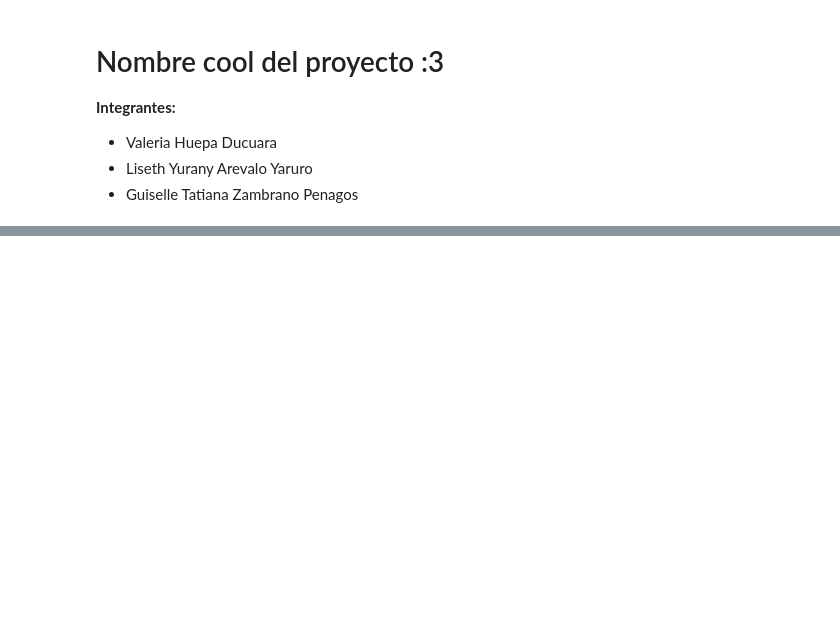
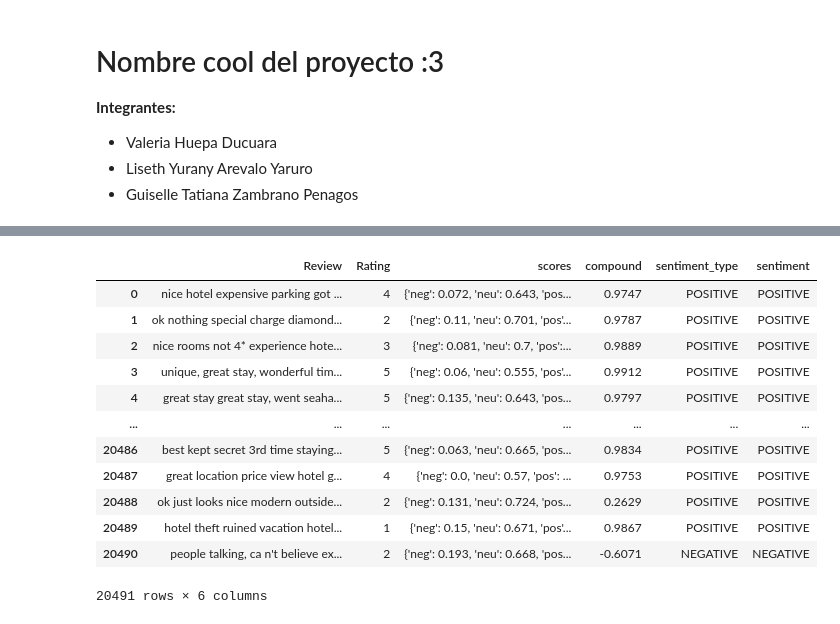
Before and after one commit to UN-things/IS-project, a Jupyter notebook: code.ipynb, the cells around one changed output, grey strips where cells are left out. Drawn from its saved outputs; the diff is of its cells as text; code cells hidden in the pictures; blank space fills up the shorter version.

```diff
--- a/code.ipynb
+++ b/code.ipynb
@@ -339,0 +111,16 @@ The is_first_col function was deprecated in Matplotlib 3.4 and will be removed t
+# %%
+df
+# %% [output]
+|  | Review | Rating | scores | compound | sentiment_type | sentiment |
+| 0 | nice hotel expensive parking got ... | 4 | {'neg': 0.072, 'neu': 0.643, 'pos... | 0.9747 | POSITIVE | POSITIVE |
+| 1 | ok nothing special charge diamond... | 2 | {'neg': 0.11, 'neu': 0.701, 'pos'... | 0.9787 | POSITIVE | POSITIVE |
+| 2 | nice rooms not 4* experience hote... | 3 | {'neg': 0.081, 'neu': 0.7, 'pos':... | 0.9889 | POSITIVE | POSITIVE |
+| 3 | unique, great stay, wonderful tim... | 5 | {'neg': 0.06, 'neu': 0.555, 'pos'... | 0.9912 | POSITIVE | POSITIVE |
+| 4 | great stay great stay, went seaha... | 5 | {'neg': 0.135, 'neu': 0.643, 'pos... | 0.9797 | POSITIVE | POSITIVE |
+| ... | ... | ... | ... | ... | ... | ... |
+| 20486 | best kept secret 3rd time staying... | 5 | {'neg': 0.063, 'neu': 0.665, 'pos... | 0.9834 | POSITIVE | POSITIVE |
+| 20487 | great location price view hotel g... | 4 | {'neg': 0.0, 'neu': 0.57, 'pos': ... | 0.9753 | POSITIVE | POSITIVE |
+| 20488 | ok just looks nice modern outside... | 2 | {'neg': 0.131, 'neu': 0.724, 'pos... | 0.2629 | POSITIVE | POSITIVE |
+| 20489 | hotel theft ruined vacation hotel... | 1 | {'neg': 0.15, 'neu': 0.671, 'pos'... | 0.9867 | POSITIVE | POSITIVE |
+| 20490 | people talking, ca n't believe ex... | 2 | {'neg': 0.193, 'neu': 0.668, 'pos... | -0.6071 | NEGATIVE | NEGATIVE |
+20491 rows × 6 columns
```
Also changed, not shown: parts of 60 cells of this notebook, 7 other files.
